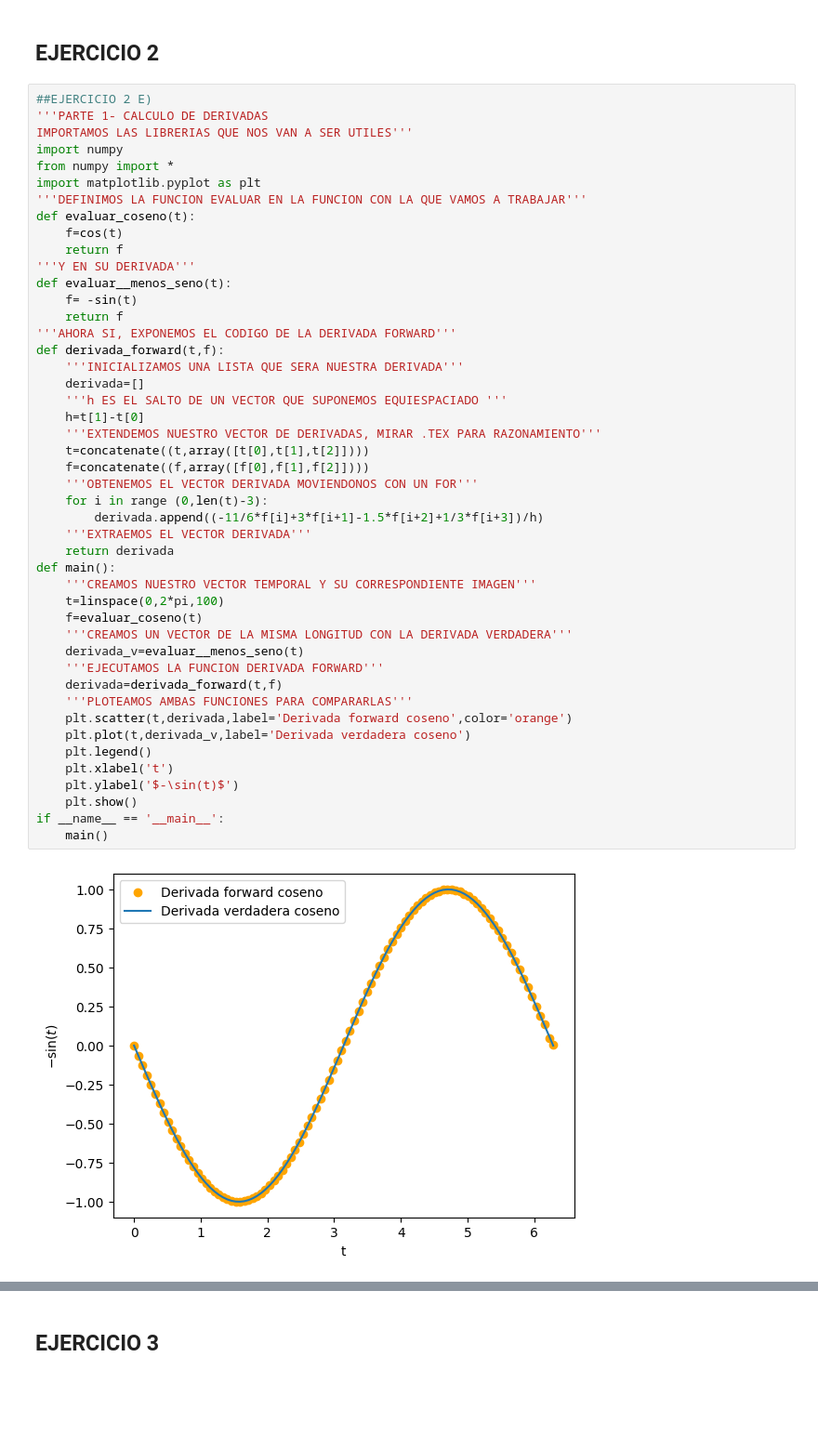
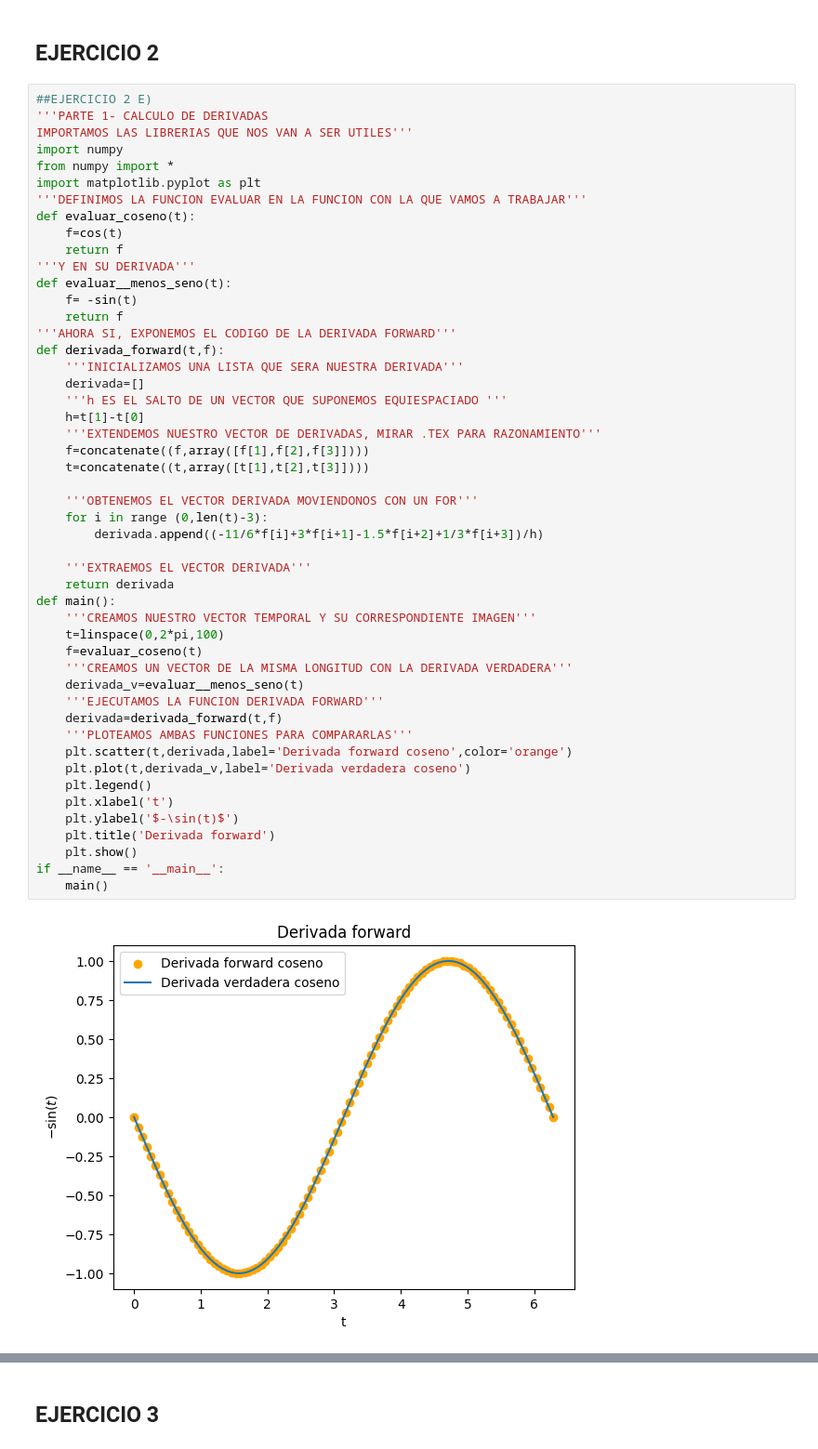
Before and after one commit to jon-manueco/PRACTICA_1_ANALISIS_NUMERICO_EDPS, a Jupyter notebook: Practica_1.ipynb, the cells around one changed output, grey strips where cells are left out. Shown at 93% size. Drawn from its saved outputs; the diff is of its cells as text; blank space fills up the shorter version.

```diff
--- a/Practica_1.ipynb
+++ b/Practica_1.ipynb
@@ -18,36 +18,39 @@ def evaluar__menos_seno(t):
 '''AHORA SI, EXPONEMOS EL CODIGO DE LA DERIVADA FORWARD'''
 def derivada_forward(t,f):
     '''INICIALIZAMOS UNA LISTA QUE SERA NUESTRA DERIVADA'''
     derivada=[]
     '''h ES EL SALTO DE UN VECTOR QUE SUPONEMOS EQUIESPACIADO '''
     h=t[1]-t[0]
     '''EXTENDEMOS NUESTRO VECTOR DE DERIVADAS, MIRAR .TEX PARA RAZONAMIENTO'''
-    t=concatenate((t,array([t[0],t[1],t[2]])))
-    f=concatenate((f,array([f[0],f[1],f[2]])))
+    f=concatenate((f,array([f[1],f[2],f[3]])))
+    t=concatenate((t,array([t[1],t[2],t[3]])))
+
     '''OBTENEMOS EL VECTOR DERIVADA MOVIENDONOS CON UN FOR'''
     for i in range (0,len(t)-3):
         derivada.append((-11/6*f[i]+3*f[i+1]-1.5*f[i+2]+1/3*f[i+3])/h)
+
     '''EXTRAEMOS EL VECTOR DERIVADA'''
     return derivada
 def main():
     '''CREAMOS NUESTRO VECTOR TEMPORAL Y SU CORRESPONDIENTE IMAGEN'''
     t=linspace(0,2*pi,100)
     f=evaluar_coseno(t)
     '''CREAMOS UN VECTOR DE LA MISMA LONGITUD CON LA DERIVADA VERDADERA'''
     derivada_v=evaluar__menos_seno(t)
     '''EJECUTAMOS LA FUNCION DERIVADA FORWARD'''
     derivada=derivada_forward(t,f)
     '''PLOTEAMOS AMBAS FUNCIONES PARA COMPARARLAS'''
     plt.scatter(t,derivada,label='Derivada forward coseno',color='orange')
     plt.plot(t,derivada_v,label='Derivada verdadera coseno')
     plt.legend()
     plt.xlabel('t')
     plt.ylabel('$-\sin(t)$')
+    plt.title('Derivada forward')
     plt.show()
 if __name__ == '__main__':
 	main()
 # %% [output]
-[figure, old version]
+[figure, new version]
 # %%
 def derivada_centrada(t,f):
     derivada=[]
```
Also changed, not shown: parts of 7 cells of this notebook, 1 other file.
